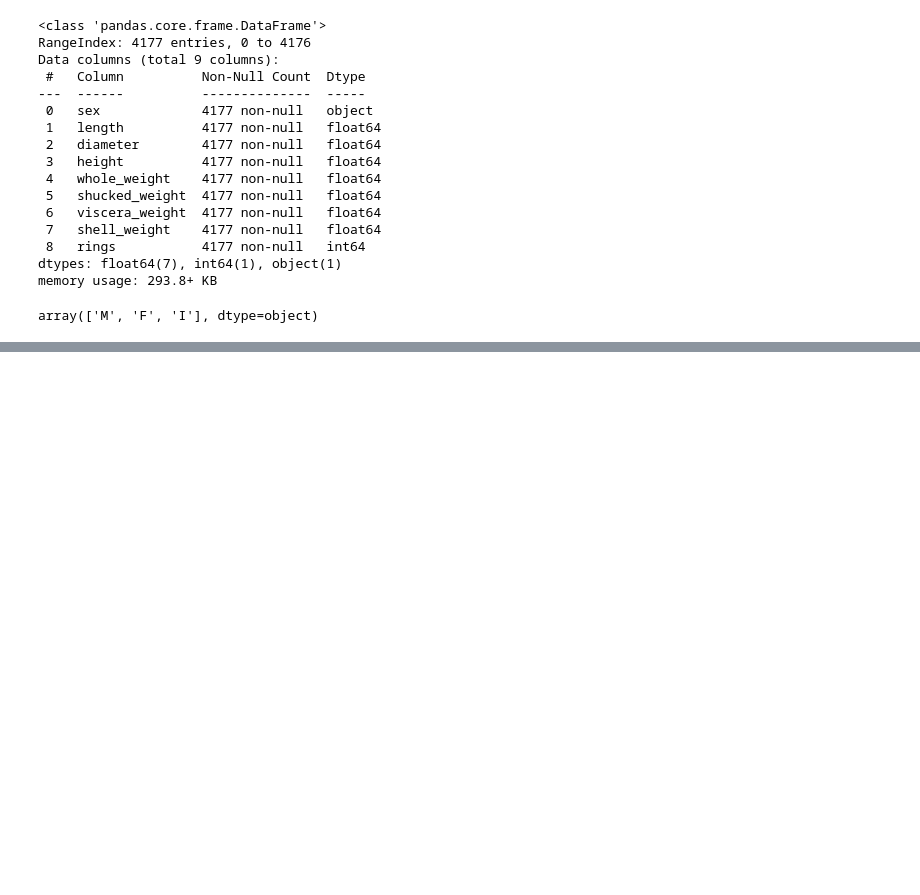
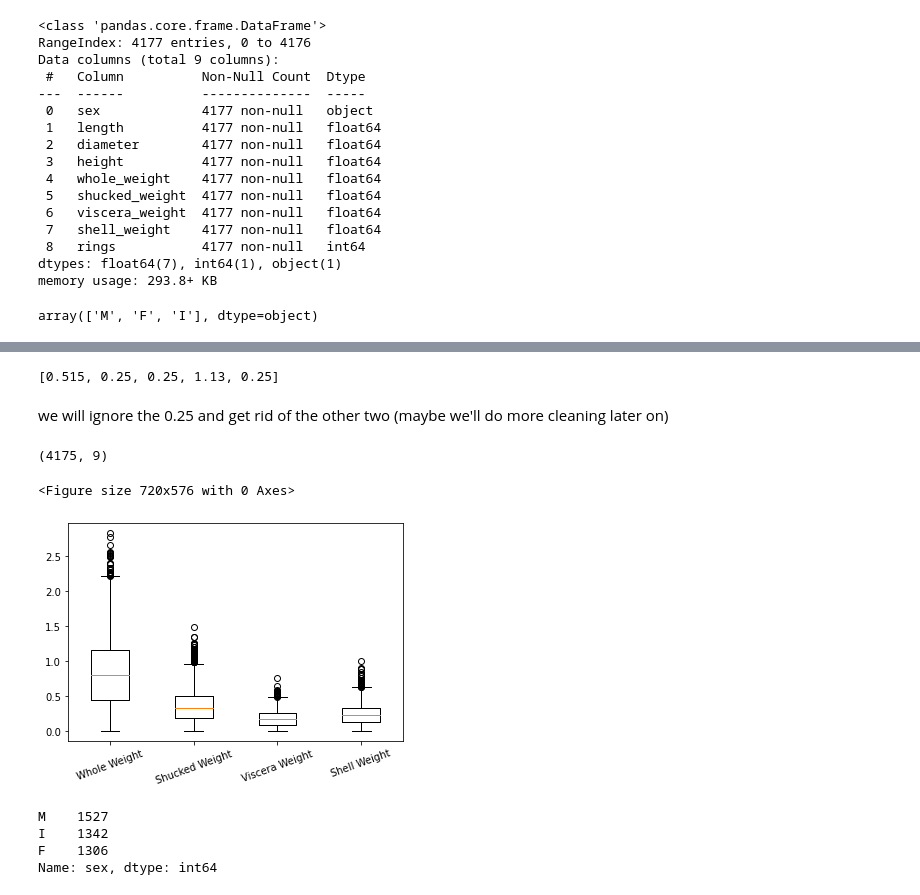
Before and after one commit to Phyvoz/DS_project, a Jupyter notebook: project.ipynb, the cells around one changed output, grey strips where cells are left out. Saved outputs shown, nothing was run; the diff lists cells and outputs as text; code cells hidden in the pictures; blank space fills up the shorter version.

```diff
--- a/project.ipynb
+++ b/project.ipynb
@@ -51,0 +75,37 @@ array(['M', 'F', 'I'], dtype=object)
+# %%
+q1 = np.quantile(df.height, 0.25)
+q3 = np.quantile(df.height, 0.75)
+interquartile_range = q3 - q1
+outliers = []
+for i in df.height:
+    if i > q3 + (1.5 * interquartile_range):
+        outliers.append(i)
+
+print(outliers)
+# %% [output]
+[0.515, 0.25, 0.25, 1.13, 0.25]
+# %% [markdown]
+we will ignore the 0.25 and get rid of the other two (maybe we'll do more cleaning later on)
+# %%
+above_05_height = df['height'] < 0.5
+df = df[above_05_height]
+# %%
+df.shape #just checking if we got it correctly
+# %% [output]
+(4175, 9)
+# %%
+plt.figure(figsize=(10, 8))
+fig, ax = plt.subplots()
+ax.boxplot([df['whole_weight'], df['shucked_weight'], df['viscera_weight'], df['shell_weight']])
+plt.xticks([1,2,3,4], ['Whole Weight', 'Shucked Weight', 'Viscera Weight', 'Shell Weight'], rotation=20)
+plt.show()
+# %% [output]
+<Figure size 720x576 with 0 Axes>
+[figure, added]
+# %%
+df.sex.value_counts()
+# %% [output]
+M    1527
+I    1342
+F    1306
+Name: sex, dtype: int64
```
Also changed, not shown: parts of 7 cells of this notebook.
